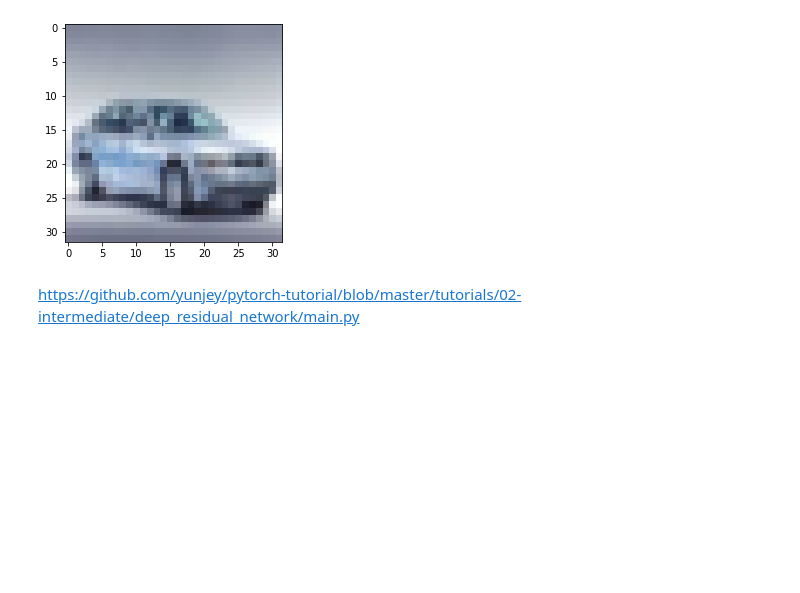
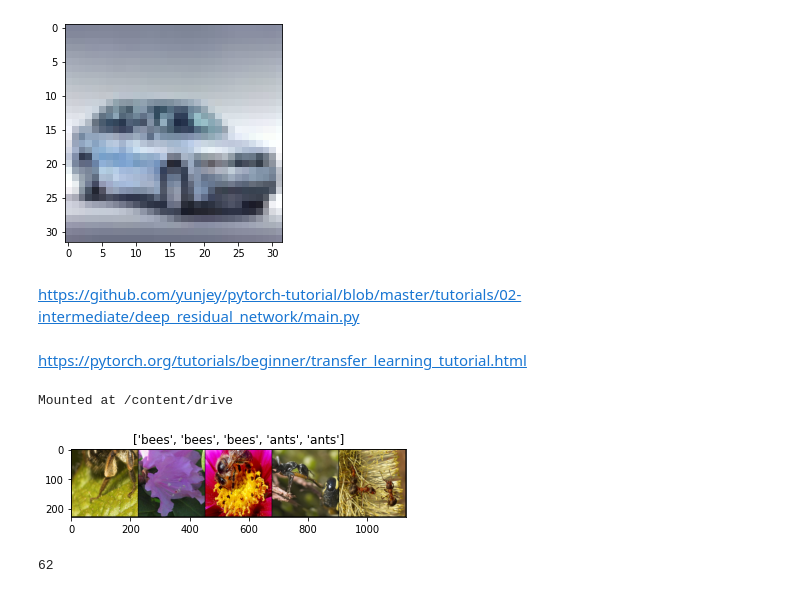
Before and after one commit to julichitai/learning_NN, a Jupyter notebook: pytorch_intermediate.ipynb, the cells around one changed output. Cells and saved outputs as stored; diff of their text form; code cells hidden in the pictures; blank space fills up the shorter version.

Commit message:
transfer learning on ants and bees

```diff
--- a/pytorch_intermediate.ipynb
+++ b/pytorch_intermediate.ipynb
@@ -321,3 +321,10 @@ https://github.com/yunjey/pytorch-tutorial/blob/master/tutorials/02-intermediate
 # ================================================================== #
 #                       Deep Residual Network                        #
 # ================================================================== #
+# %% [markdown]
+https://pytorch.org/tutorials/beginner/transfer_learning_tutorial.html
+# %%
+from google.colab import drive
+drive.mount('/content/drive')
+# %% [output]
+Mounted at /content/drive
@@ -323,0 +383,20 @@ https://github.com/yunjey/pytorch-tutorial/blob/master/tutorials/02-intermediate
+# %%
+def imshow(img, title=None):
+    """Imshow for Tensor."""
+    img = img.numpy().transpose(1, 2, 0)
+    plt.imshow(img)
+
+    if title:
+        plt.title(title)
+    plt.show()
+
+
+# Get a batch of training data
+images, labels = next(iter(dataloaders['train']))
+
+# Make a grid from batch
+out = torchvision.utils.make_grid(images)
+
+imshow(out, [class_names[x] for x in labels])
+# %% [output]
+[figure, added]
@@ -323,0 +458,5 @@ https://github.com/yunjey/pytorch-tutorial/blob/master/tutorials/02-intermediate
+# %%
+
+len(list(model.parameters()))
+# %% [output]
+62
```
Also changed, not shown: parts of 4 cells of this notebook.
